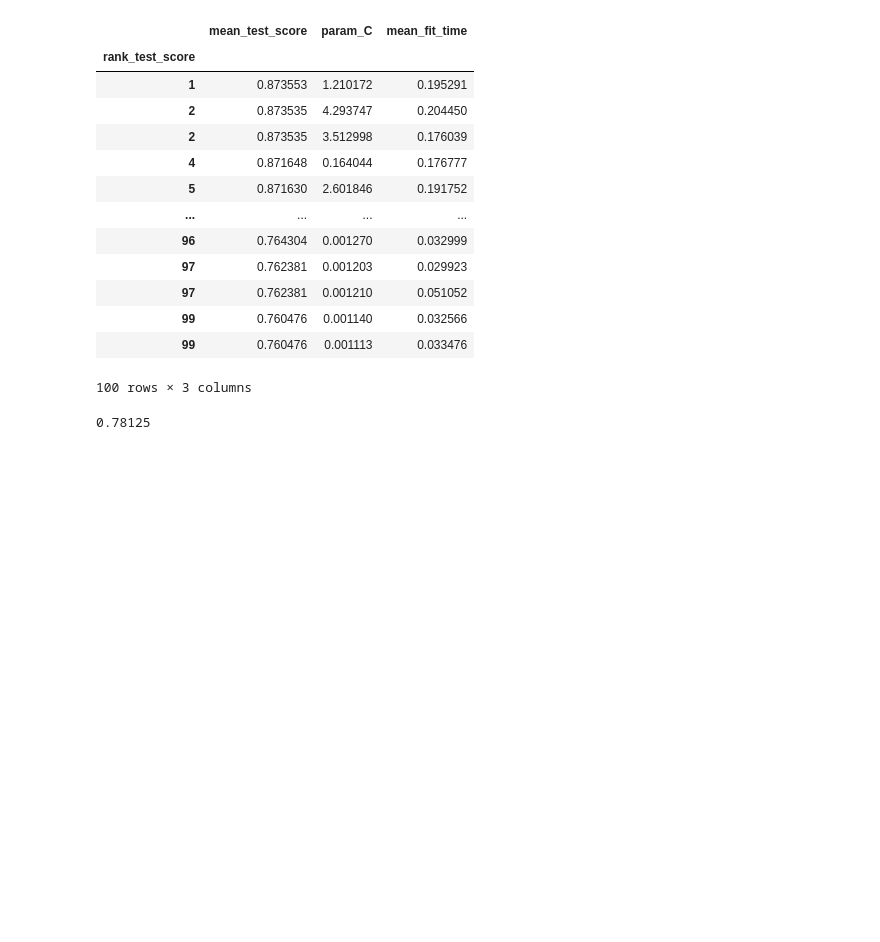
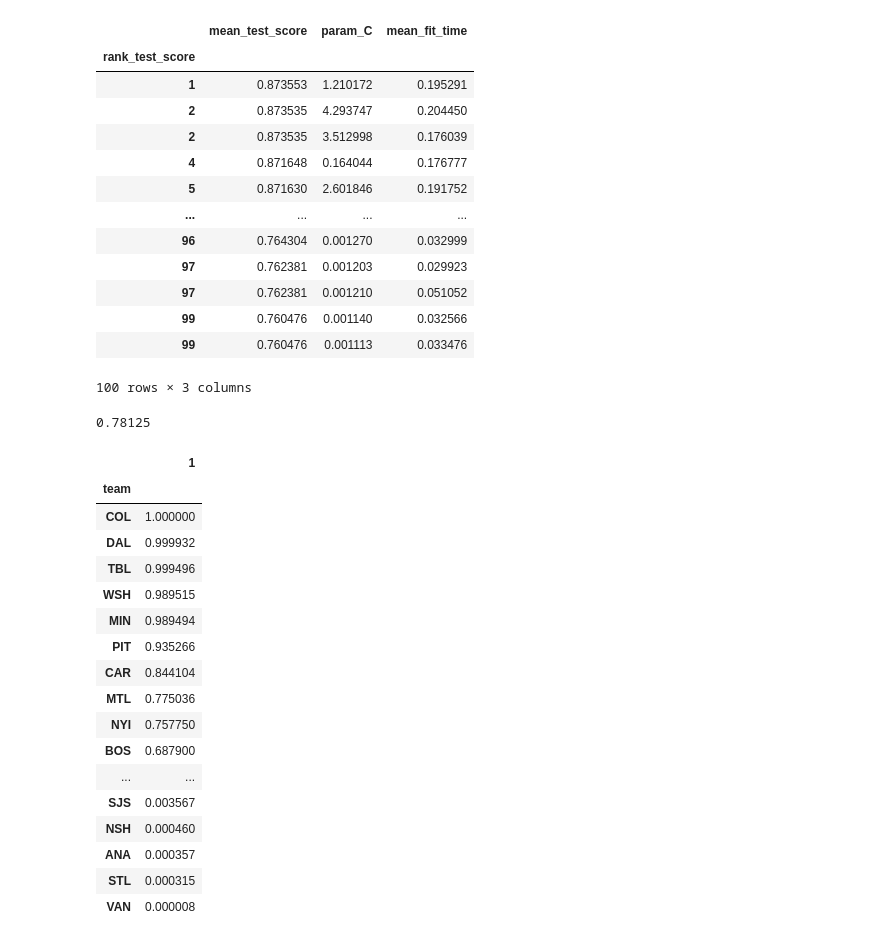
Before and after one commit to ricd99/nhl-test-2, a Jupyter notebook: real_final_model.ipynb, the cells around one changed output. Cells and saved outputs as stored; diff of their text form; code cells hidden in the pictures; blank space fills up the shorter version.

```diff
--- a/real_final_model.ipynb
+++ b/real_final_model.ipynb
@@ -14,7 +14,7 @@ from sklearn.feature_selection import RFE, RFECV
 pd.set_option('display.max_columns', None)
 pd.set_option('display.width', None)
 pd.set_option('display.max_colwidth', None)
-np.set_printoptions(suppress=True, precision=4)
+pd.options.display.float_format = '{:.6f}'.format
 # %%
 df = pd.read_csv("raw_starting_data.csv")
 df
@@ -125,3 +127,25 @@ final_pipe.score(X_test, y_test)
+# %%
+playoff_odds_df = pd.DataFrame(final_pipe.predict_proba(X_test), index=team_key).sort_values(1, ascending=False)[[1]]
+playoff_odds_df
+# %% [output]
+|  | 1 |
+| team |  |
+| COL | 1.000000 |
+| DAL | 0.999932 |
+| TBL | 0.999496 |
+| WSH | 0.989515 |
+| MIN | 0.989494 |
+| PIT | 0.935266 |
+| CAR | 0.844104 |
+| MTL | 0.775036 |
+| NYI | 0.757750 |
+| BOS | 0.687900 |
+| ... | ... |
+| SJS | 0.003567 |
+| NSH | 0.000460 |
+| ANA | 0.000357 |
+| STL | 0.000315 |
+| VAN | 0.000008 |
 # %%
 # features = []
 # train_score = []
```
Also changed, not shown: parts of 1 cell of this notebook.
